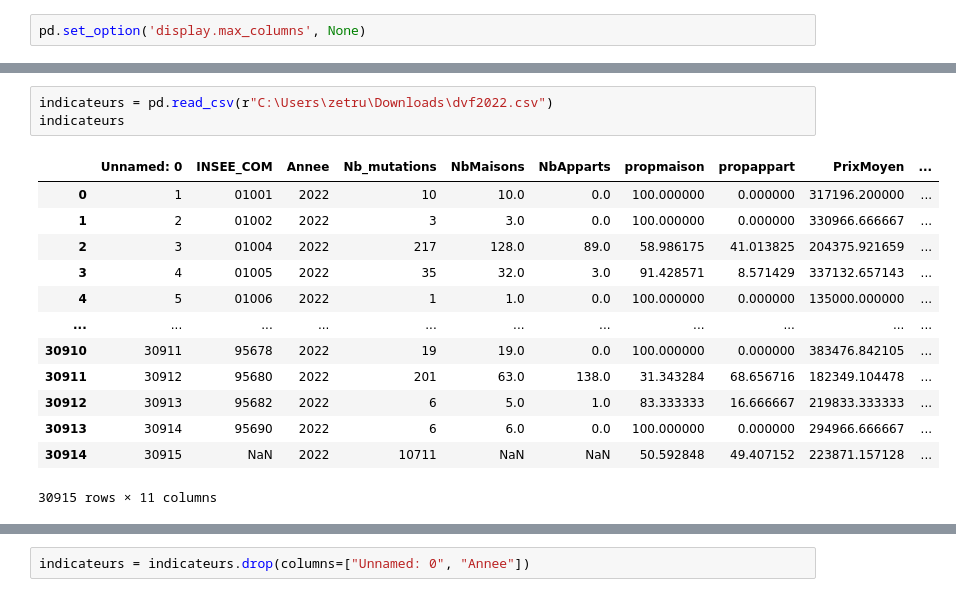
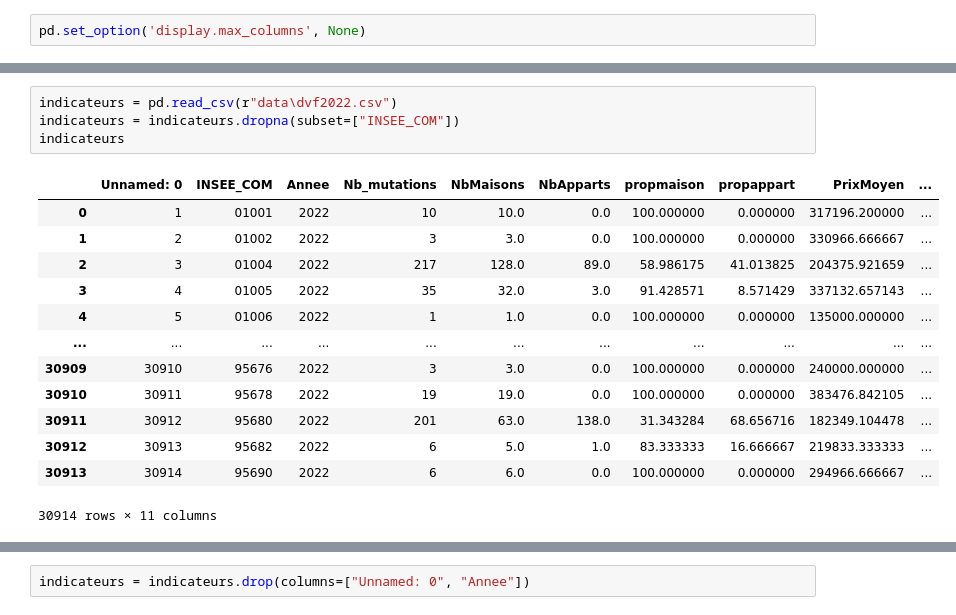
Before and after one commit to gaeldatascience/property-price-classification, a Jupyter notebook: communes.ipynb, the cells around one changed output, grey strips where cells are left out. Drawn from its saved outputs; the diff is of its cells as text.

```diff
--- a/communes.ipynb
+++ b/communes.ipynb
@@ -90,17 +148,18 @@ df_com.crs
 # %%
-indicateurs = pd.read_csv(r"C:\Users\zetru\Downloads\dvf2022.csv")
+indicateurs = pd.read_csv(r"data\dvf2022.csv")
+indicateurs = indicateurs.dropna(subset=["INSEE_COM"])
 indicateurs
 # %% [output]
 |  | Unnamed: 0 | INSEE_COM | Annee | Nb_mutations | NbMaisons | NbApparts | propmaison | propappart | PrixMoyen | ... |
 | 0 | 1 | 01001 | 2022 | 10 | 10.0 | 0.0 | 100.000000 | 0.000000 | 317196.200000 | ... |
 | 1 | 2 | 01002 | 2022 | 3 | 3.0 | 0.0 | 100.000000 | 0.000000 | 330966.666667 | ... |
 | 2 | 3 | 01004 | 2022 | 217 | 128.0 | 89.0 | 58.986175 | 41.013825 | 204375.921659 | ... |
 | 3 | 4 | 01005 | 2022 | 35 | 32.0 | 3.0 | 91.428571 | 8.571429 | 337132.657143 | ... |
 | 4 | 5 | 01006 | 2022 | 1 | 1.0 | 0.0 | 100.000000 | 0.000000 | 135000.000000 | ... |
 | ... | ... | ... | ... | ... | ... | ... | ... | ... | ... | ... |
+| 30909 | 30910 | 95676 | 2022 | 3 | 3.0 | 0.0 | 100.000000 | 0.000000 | 240000.000000 | ... |
 | 30910 | 30911 | 95678 | 2022 | 19 | 19.0 | 0.0 | 100.000000 | 0.000000 | 383476.842105 | ... |
 | 30911 | 30912 | 95680 | 2022 | 201 | 63.0 | 138.0 | 31.343284 | 68.656716 | 182349.104478 | ... |
 | 30912 | 30913 | 95682 | 2022 | 6 | 5.0 | 1.0 | 83.333333 | 16.666667 | 219833.333333 | ... |
 | 30913 | 30914 | 95690 | 2022 | 6 | 6.0 | 0.0 | 100.000000 | 0.000000 | 294966.666667 | ... |
-| 30914 | 30915 | NaN | 2022 | 10711 | NaN | NaN | 50.592848 | 49.407152 | 223871.157128 | ... |
-30915 rows × 11 columns
+30914 rows × 11 columns
```
Also changed, not shown: parts of 37 cells of this notebook, 28 other files.
